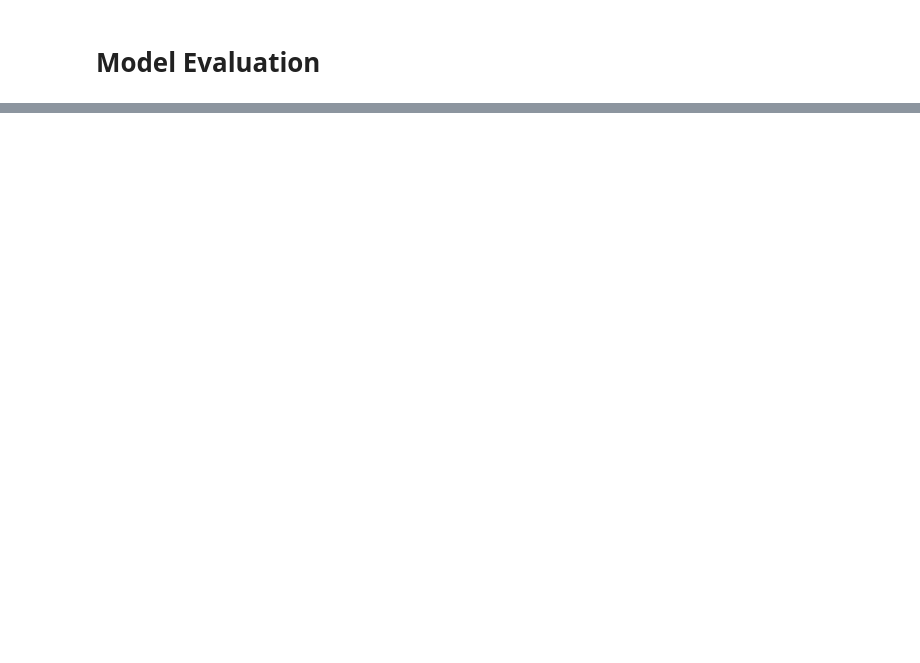
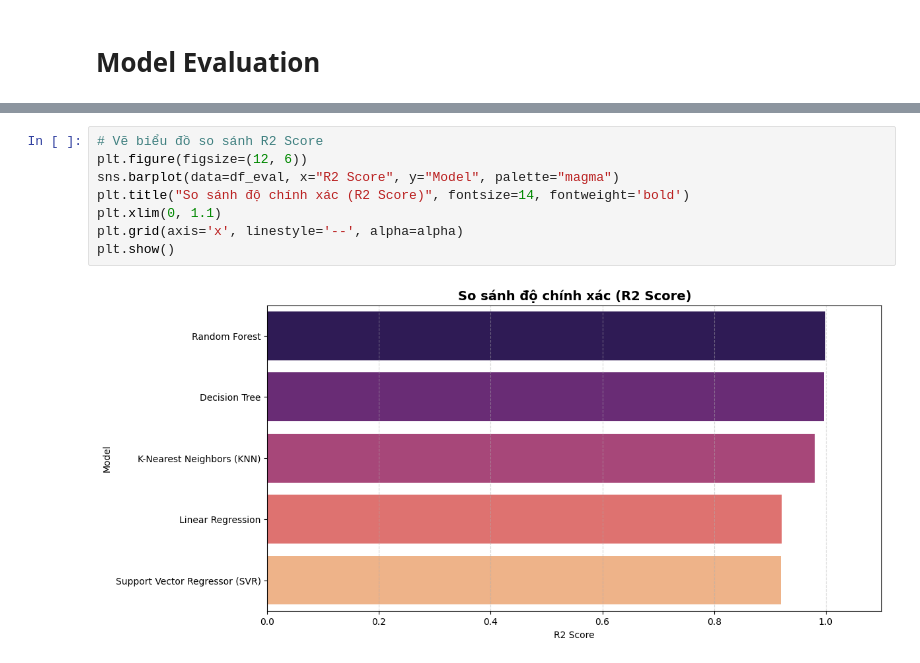
Before and after one commit to Jackxeid/Learn---MindX, a Jupyter notebook: Final Project/finalProject.ipynb, the cells around one changed output, grey strips where cells are left out. Drawn from its saved outputs; the diff is of its cells as text; blank space fills up the shorter version.

```diff
--- a/Final Project/finalProject.ipynb
+++ b/Final Project/finalProject.ipynb
@@ -895,0 +904,10 @@ Support Vector Regressor (SVR) 2.451258 3.434079  0.920062
+# %%
+# Vẽ biểu đồ so sánh R2 Score
+plt.figure(figsize=(12, 6))
+sns.barplot(data=df_eval, x="R2 Score", y="Model", palette="magma")
+plt.title("So sánh độ chính xác (R2 Score)", fontsize=14, fontweight='bold')
+plt.xlim(0, 1.1)
+plt.grid(axis='x', linestyle='--', alpha=alpha)
+plt.show()
+# %% [output]
+[figure, added]
```
Also changed, not shown: parts of 9 cells of this notebook.
